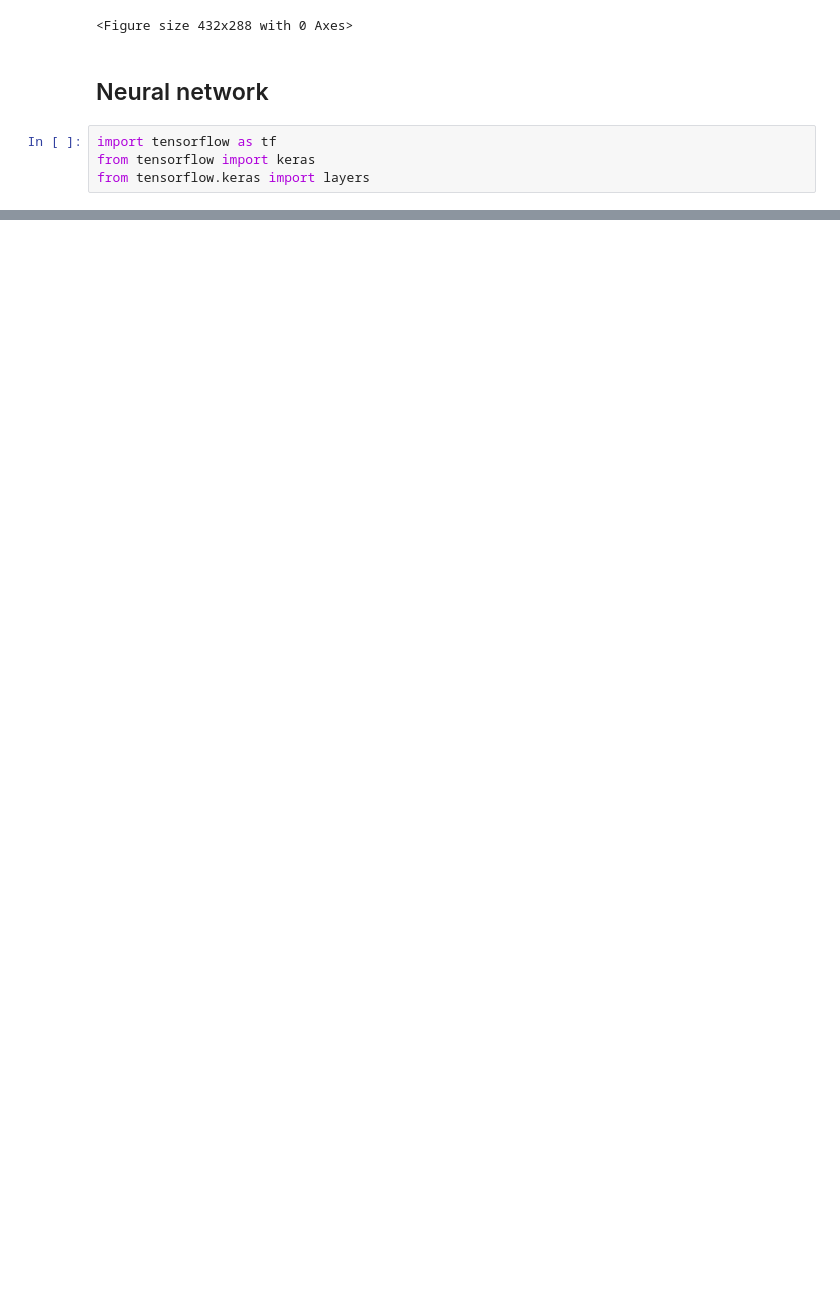
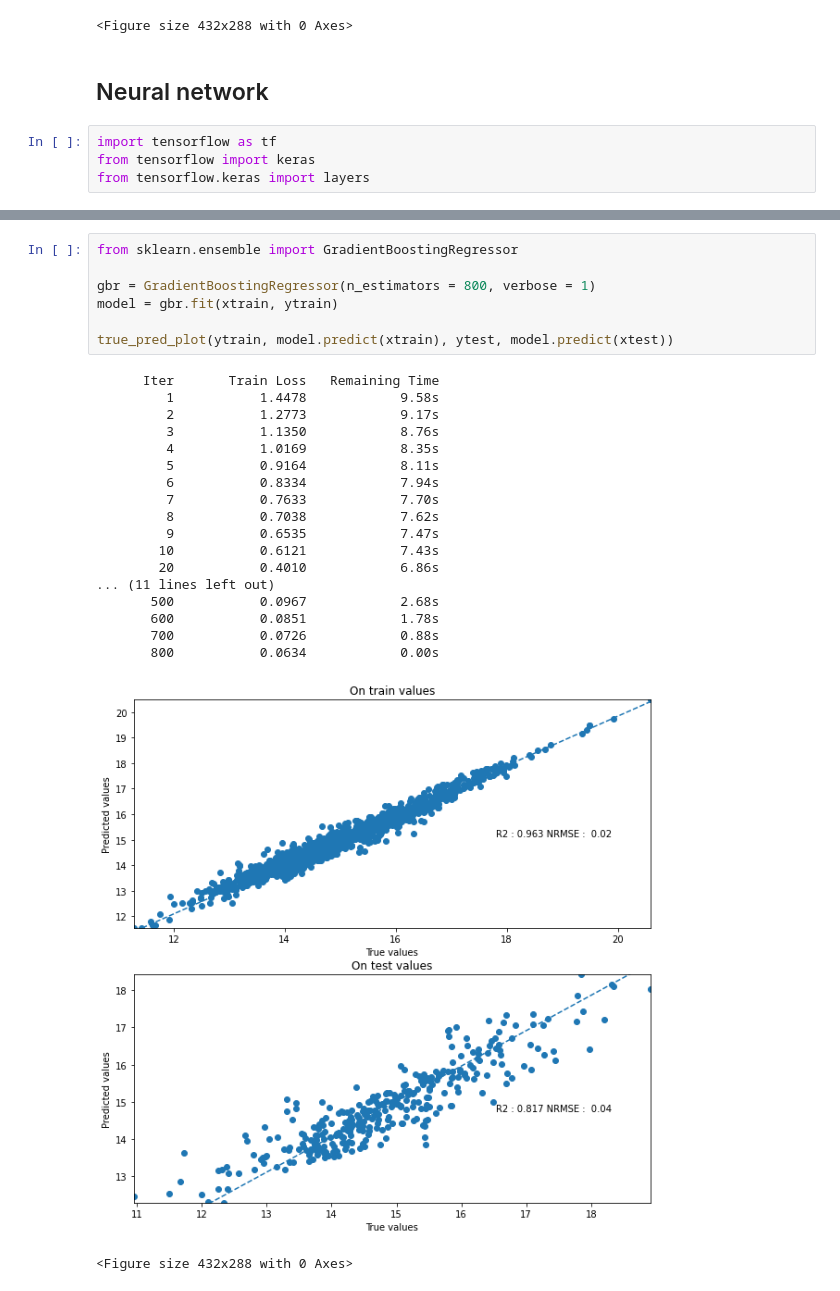
Before and after one commit to NicoJanko/Project_4_OPC, a Jupyter notebook: Projet_4_Energie.ipynb, the cells around one changed output, grey strips where cells are left out. Drawn from its saved outputs; the diff is of its cells as text; blank space fills up the shorter version.

```diff
--- a/Projet_4_Energie.ipynb
+++ b/Projet_4_Energie.ipynb
@@ -334 +334,28 @@ true_pred_plot(ytrain, model.predict(xtrain), ytest, model.predict(xtest))
 <Figure size 432x288 with 0 Axes>
+# %%
+from sklearn.ensemble import GradientBoostingRegressor
+
+gbr = GradientBoostingRegressor(n_estimators = 800, verbose = 1)
+model = gbr.fit(xtrain, ytrain)
+
+true_pred_plot(ytrain, model.predict(xtrain), ytest, model.predict(xtest))
+# %% [output]
+      Iter       Train Loss   Remaining Time
+         1           1.4478            9.58s
+         2           1.2773            9.17s
+         3           1.1350            8.76s
+         4           1.0169            8.35s
+         5           0.9164            8.11s
+         6           0.8334            7.94s
+         7           0.7633            7.70s
+         8           0.7038            7.62s
+         9           0.6535            7.47s
+        10           0.6121            7.43s
+        20           0.4010            6.86s
+... (11 lines left out)
+       500           0.0967            2.68s
+       600           0.0851            1.78s
+       700           0.0726            0.88s
+       800           0.0634            0.00s
+[figure, added]
+<Figure size 432x288 with 0 Axes>
```
Also changed, not shown: parts of 14 cells of this notebook, 2 other files.
